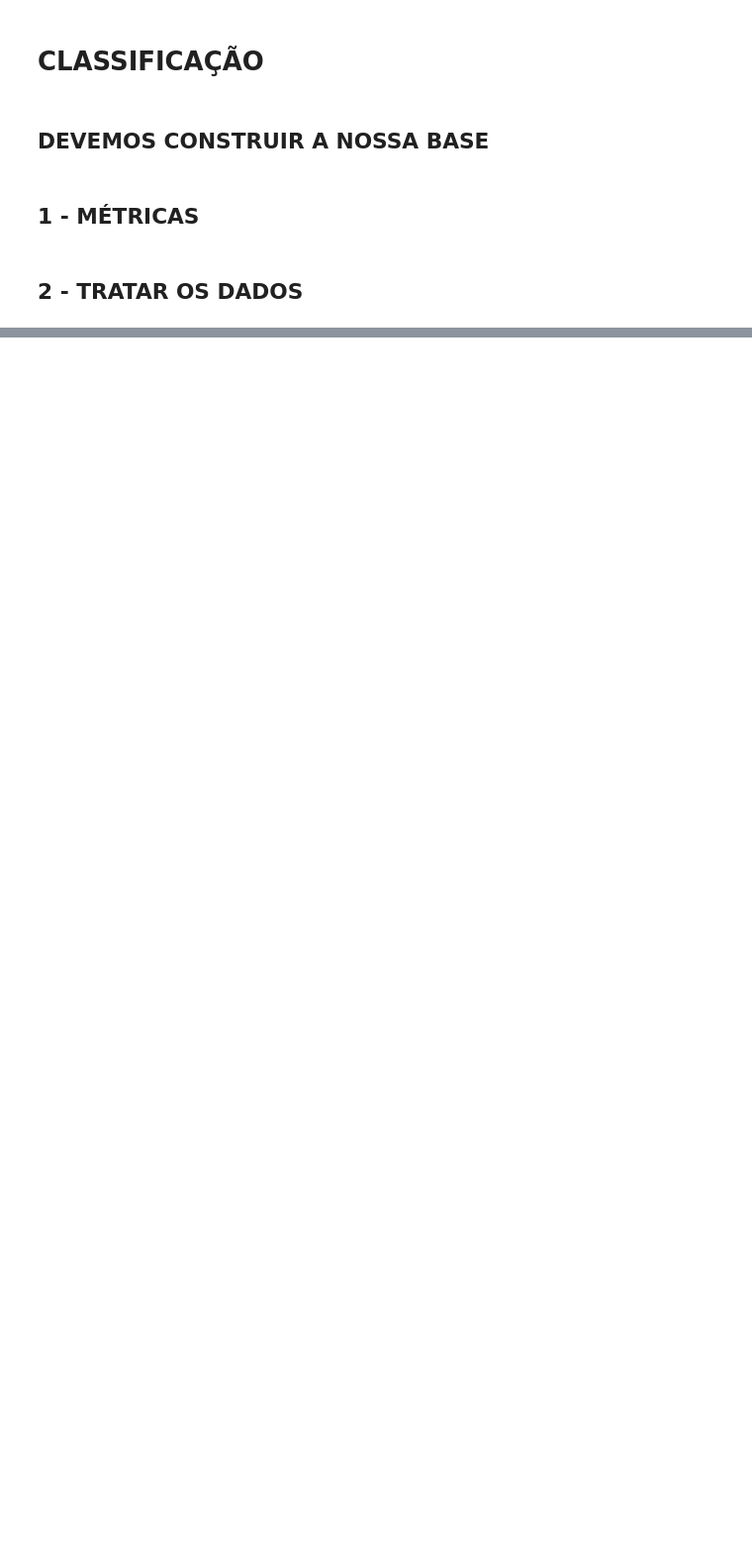
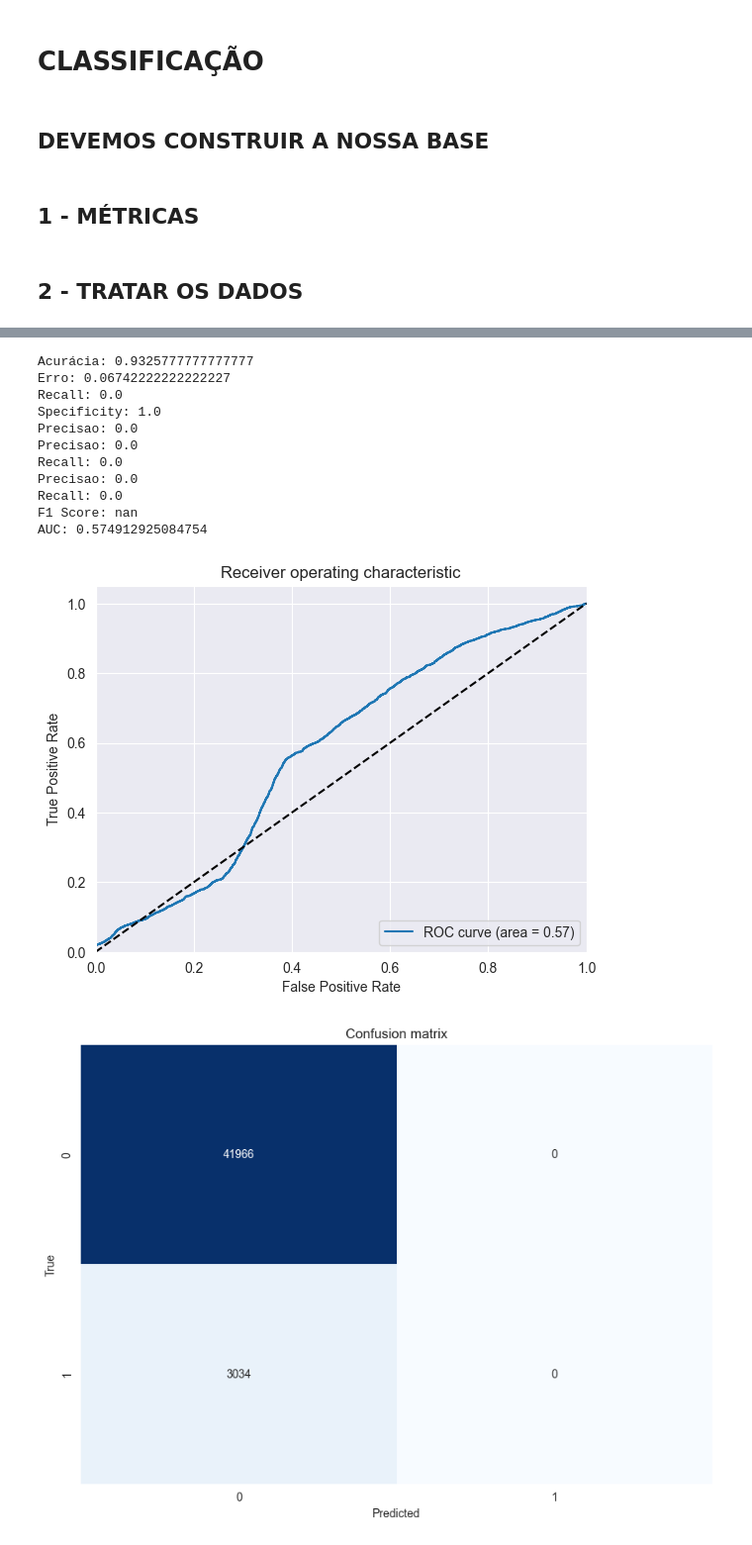
Before and after one commit to guighm/projeto-stem, a Jupyter notebook: Classificacao.ipynb, the cells around one changed output, grey strips where cells are left out. Shown: that part at 99% size. Drawn from its saved outputs; the diff is of its cells as text; code cells hidden in the pictures; blank space fills up the shorter version.

```diff
--- a/Classificacao.ipynb
+++ b/Classificacao.ipynb
@@ -162,0 +184,24 @@ AUC: 0.5678142435658194
+# %%
+from sklearn.svm import SVC
+
+svm = SVC(probability=True)
+
+svm.fit(x_treino, y_treino)
+previsto = svm.predict(x_teste)
+previsto_prob = svm.predict_proba(x_teste)[:,1]
+
+metricas(y, y_teste, previsto, previsto_prob)
+# %% [output]
+Acurácia: 0.9325777777777777
+Erro: 0.06742222222222227
+Recall: 0.0
+Specificity: 1.0
+Precisao: 0.0
+Precisao: 0.0
+Recall: 0.0
+Precisao: 0.0
+Recall: 0.0
+F1 Score: nan
+AUC: 0.574912925084754
+[figure, added]
+[figure, added]
```
Also changed, not shown: parts of 22 cells of this notebook.
